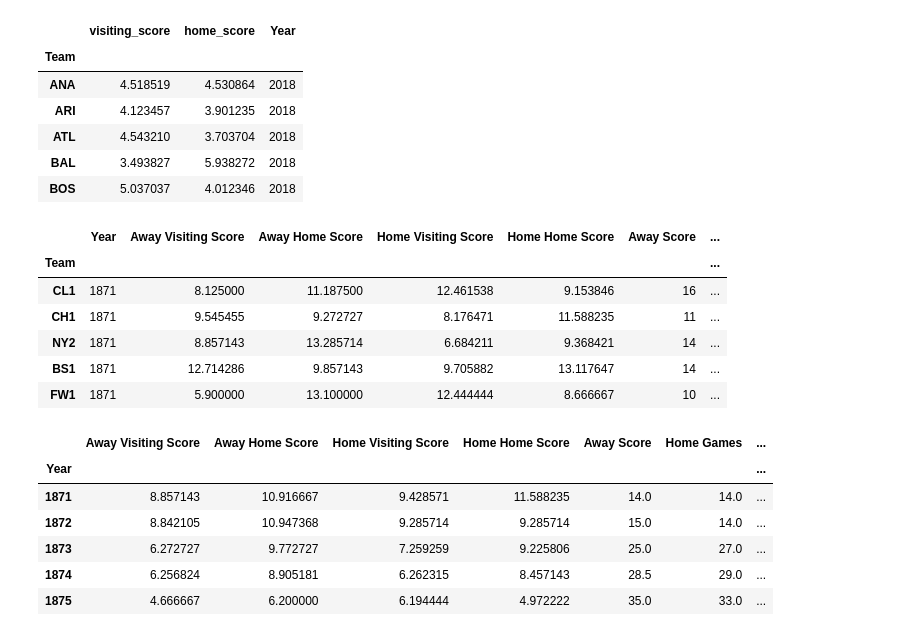
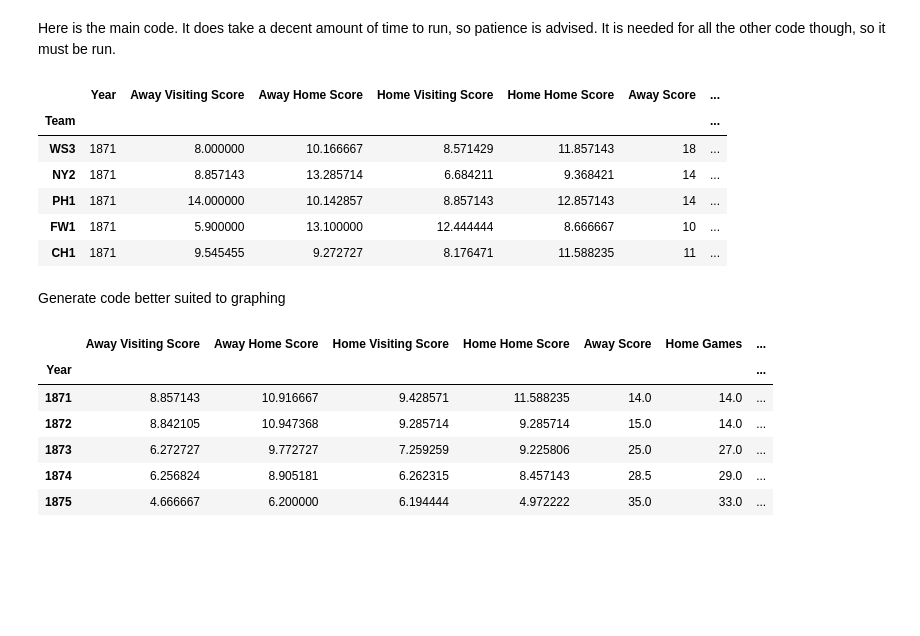
Before and after one commit to crotcake/Sabre-Final, a Jupyter notebook: Sabremetrics Final Code.ipynb, the cells around one changed output. Cells and saved outputs as stored; diff of their text form; code cells hidden in the pictures; blank space fills up the shorter version.

```diff
--- a/Sabremetrics Final Code.ipynb
+++ b/Sabremetrics Final Code.ipynb
@@ -83,13 +88,5 @@ teama.head()
-# %%
-waygamea.head()
-# %% [output]
-|  | visiting_score | home_score | Year |
-| Team |  |  |  |
-| ANA | 4.518519 | 4.530864 | 2018 |
-| ARI | 4.123457 | 3.901235 | 2018 |
-| ATL | 4.543210 | 3.703704 | 2018 |
-| BAL | 3.493827 | 5.938272 | 2018 |
-| BOS | 5.037037 | 4.012346 | 2018 |
+# %% [markdown]
+Here is the main code. It does take a decent amount of time to run, so patience is advised. It is needed for all the other code though, so it must be run.
 # %%
 bigframe=pd.DataFrame()
 for i in range(1871,2019):
@@ -123,7 +120,7 @@ for i in range(1871,2019):
     homegamen["Year"]=i
     teama=pd.merge(teama,homegamen,on=["Team","Year"])
     teama=pd.merge(teama,waygamen,on=["Team","Year"])
-    teama=teama.rename(columns={"visiting_team":"Home Games","home_team":"Away Score"})
+    teama=teama.rename(columns={"visiting_team":"Home Games","home_team":"Away Games"})
     teama["Batting Park Factor"]=(((teama["Home Home Score"]+teama["Home Visiting Score"])/2)/((teama["Away Home Score"]+teama["Away Visiting Score"])/2))*100
     gameh=game.groupby("home_team").sum()
     gameh["Plate Appearences"]=(gameh["visiting_abs"]+gameh["visiting_sac_hits"]+gameh["visiting_sac_flies"]+gameh["visiting_hbp"]+gameh["visiting_bb"]+gameh["home_abs"]+gameh["home_sac_hits"]+gameh["home_sac_flies"]+gameh["home_hbp"]+gameh["home_bb"])
@@ -135,37 +132,39 @@ for i in range(1871,2019):
     teama=pd.merge(teama,gameh[["Year","Home OBP"]],on=["Team","Year"])
     gameh=game.groupby("visiting_team").sum()
     gameh["Plate Appearences"]=(gameh["visiting_abs"]+gameh["visiting_sac_hits"]+gameh["visiting_sac_flies"]+gameh["visiting_hbp"]+gameh["visiting_bb"]+gameh["home_abs"]+gameh["home_sac_hits"]+gameh["home_sac_flies"]+gameh["home_hbp"]+gameh["home_bb"])
     gameh["On Base"]=(gameh["visiting_bb"]+gameh["visiting_hbp"]+gameh["visiting_hits"]+gameh["home_bb"]+gameh["home_hbp"]+gameh["home_hits"])
     gameh["Runs"]=(gameh["visiting_score"]+gameh["home_score"])
     gameh["Away OBP"]=gameh["On Base"]/gameh["Plate Appearences"]
     gameh.index.names=["Team"]
     gameh["Year"]=i
     teama=pd.merge(teama,gameh[["Year","Away OBP"]],on=["Team","Year"])
     teama=teama.set_index(["Year","Team"])
     teama["OBP Park Factor"]=(teama["Home OBP"]/teama["Away OBP"])*100
 
     gamep=game.groupby("visiting_team").mean()
     gamep.index.names=["Team"]
     gamep["Year"]=i
     teama=pd.merge(teama,gamep[["Year","visiting_individual_er"]],on=["Team","Year"])
     gamep=game.groupby("home_team").mean()
     gamep.index.names=["Team"]
     gamep["Year"]=i
     teama=pd.merge(teama,gamep[["Year","home_individual_er"]],on=["Team","Year"])
     teama=teama.rename(columns={"visiting_individual_er":"Visiting ERA","home_individual_er":"Home ERA"})
 
     if(i==1871):
         bigframe=teama
     else:
         bigframe=pd.concat([bigframe,teama])
 bigframe.head()
 # %% [output]
 |  | Year | Away Visiting Score | Away Home Score | Home Visiting Score | Home Home Score | Away Score | ... |
 | Team |  |  |  |  |  |  | ... |
-| CL1 | 1871 | 8.125000 | 11.187500 | 12.461538 | 9.153846 | 16 | ... |
+| WS3 | 1871 | 8.000000 | 10.166667 | 8.571429 | 11.857143 | 18 | ... |
+| NY2 | 1871 | 8.857143 | 13.285714 | 6.684211 | 9.368421 | 14 | ... |
+| PH1 | 1871 | 14.000000 | 10.142857 | 8.857143 | 12.857143 | 14 | ... |
+| FW1 | 1871 | 5.900000 | 13.100000 | 12.444444 | 8.666667 | 10 | ... |
 | CH1 | 1871 | 9.545455 | 9.272727 | 8.176471 | 11.588235 | 11 | ... |
-| NY2 | 1871 | 8.857143 | 13.285714 | 6.684211 | 9.368421 | 14 | ... |
-| BS1 | 1871 | 12.714286 | 9.857143 | 9.705882 | 13.117647 | 14 | ... |
-| FW1 | 1871 | 5.900000 | 13.100000 | 12.444444 | 8.666667 | 10 | ... |
+# %% [markdown]
+Generate code better suited to graphing
 # %%
 yearframe=bigframe.groupby("Year").median()
```
Also changed, not shown: parts of 9 cells of this notebook.
